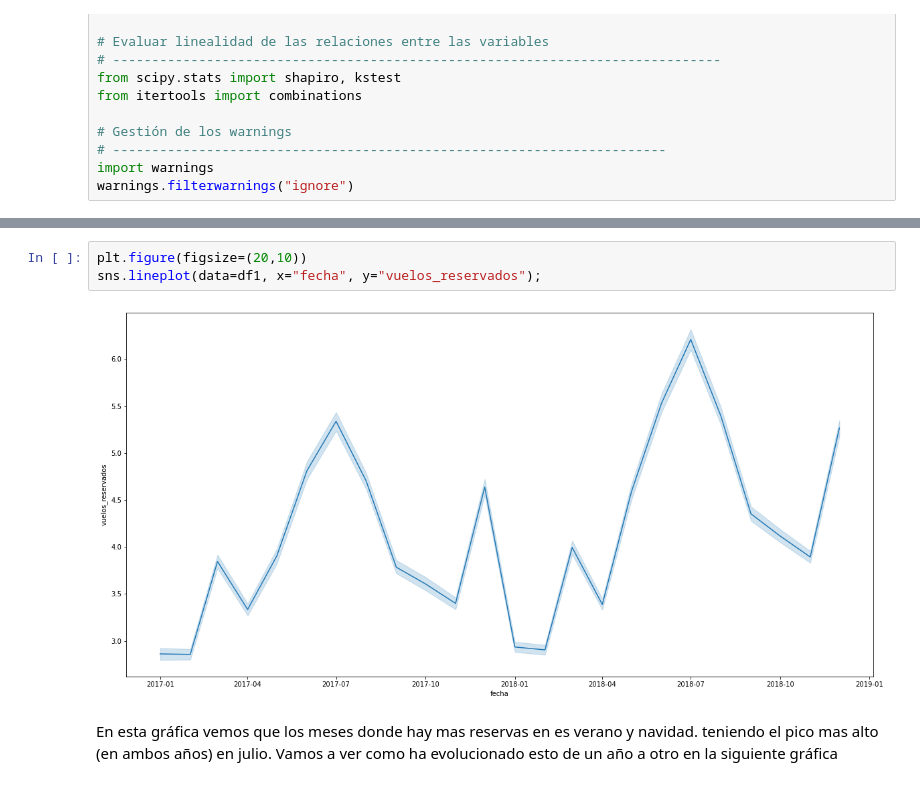
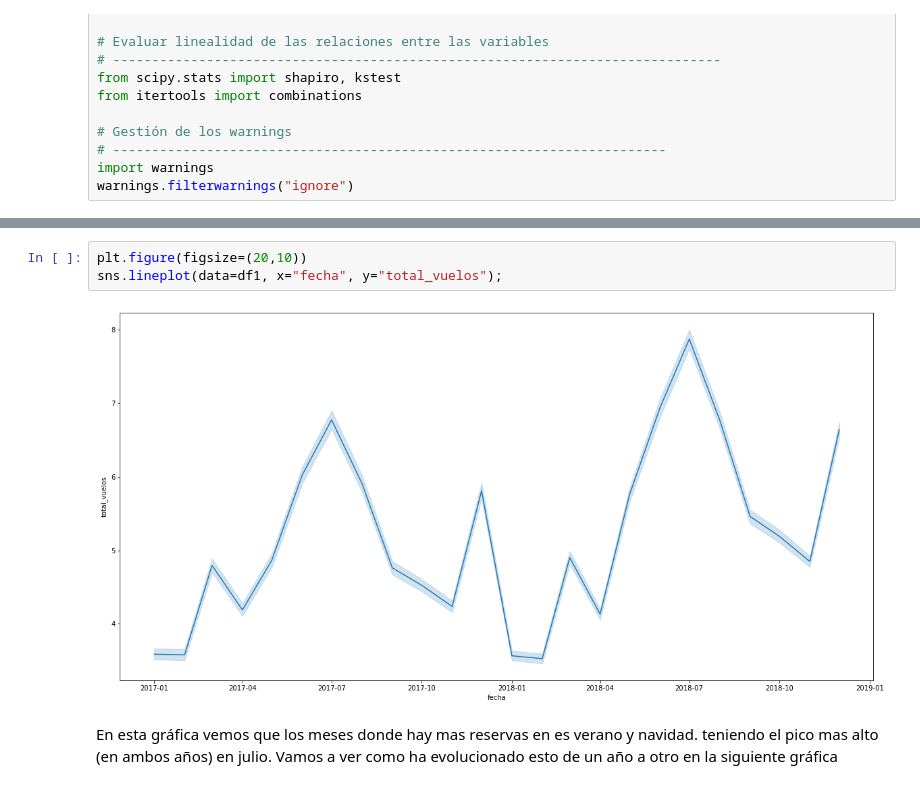
Before and after one commit to Adalab/bda-modulo-3-evaluacion-final-CarmenMoyano, a Jupyter notebook: Visualizacion.ipynb, the cells around one changed output, grey strips where cells are left out. Saved outputs shown, nothing was run; the diff lists cells and outputs as text.

```diff
--- a/Visualizacion.ipynb
+++ b/Visualizacion.ipynb
@@ -68,8 +68,8 @@ print(df1[['ano', 'mes', 'dia', 'fecha']].head())
 # %%
 plt.figure(figsize=(20,10))
-sns.lineplot(data=df1, x="fecha", y="vuelos_reservados");
+sns.lineplot(data=df1, x="fecha", y="total_vuelos");
 # %% [output]
-[figure, old version]
+[figure, new version]
 # %% [markdown]
 En esta gráfica vemos que los meses donde hay mas reservas en es verano y navidad. teniendo el pico mas alto (en ambos años) en julio. Vamos a ver como ha evolucionado esto de un año a otro en la siguiente gráfica
 # %%
```
Also changed, not shown: parts of 16 cells of this notebook, 8 other files.
